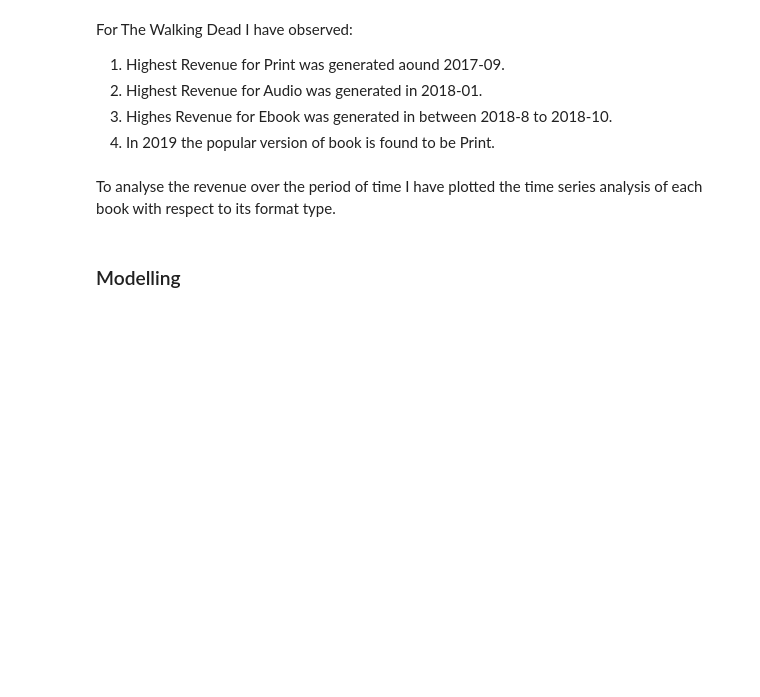
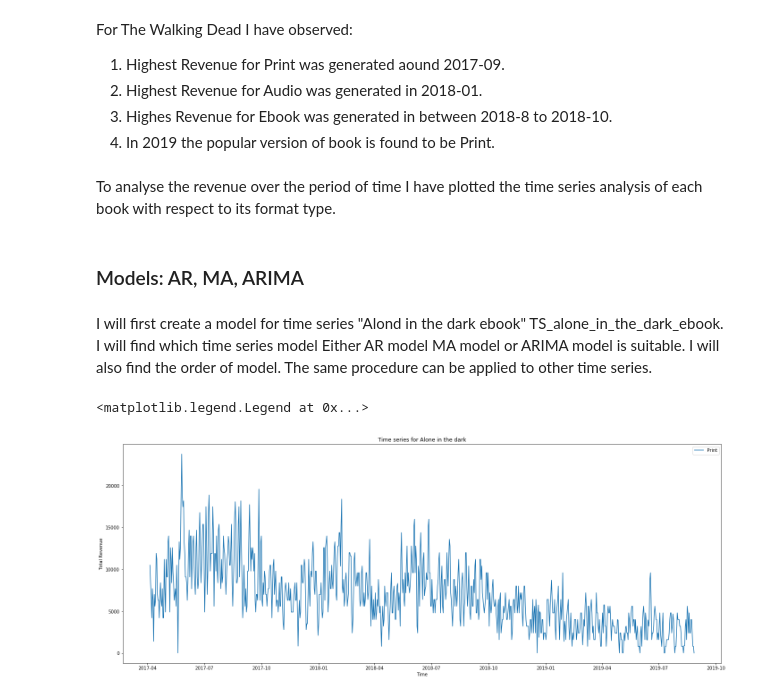
Before and after one commit to saranoor/Data_challenge_Simon_n_Schuster, a Jupyter notebook: Data_Challenge_Simon_n_Schuster.ipynb, the cells around one changed output. Drawn from its saved outputs; the diff is of its cells as text; code cells hidden in the pictures; blank space fills up the shorter version.

Commit message:
Add juputer notebook with model

```diff
--- a/Data_Challenge_Simon_n_Schuster.ipynb
+++ b/Data_Challenge_Simon_n_Schuster.ipynb
@@ -324,6 +267,9 @@ ts_dict = {'TS_alone_in_the_dark_audio':TS_alone_in_the_dark_audio,
        'TS_The_Walking_Dead_ebook': TS_The_Walking_Dead_ebook
       }
 # %%
+fig_size = plt.rcParams["figure.figsize"]
+fig_size[0] = 24
+fig_size[1] = 9
 k=list(ts_dict.keys())
 col=['red', 'green', 'blue','red', 'green', 'blue']
 fig,axs = plt.subplots(6,1)
@@ -395,5 +341,7 @@ For The Walking Dead I have observed:
 # %% [markdown]
 To analyse the revenue over the period of time I have plotted the time series analysis of each book with respect to its format
 type.
-# %% [markdown]
-### Modelling
+# %% [markdown]
+### Models: AR, MA, ARIMA
+# %% [markdown]
+I will first create a model for time series "Alond in the dark ebook"  TS_alone_in_the_dark_ebook. I will find which time series model Either AR model MA model or ARIMA model is suitable. I will also find the order of model. The same procedure can be applied to other time series.
@@ -399,0 +356,14 @@ type.
+# %%
+#TS_alone_in_the_dark_print['totalrevenue'].values
+fig_size = plt.rcParams["figure.figsize"]
+fig_size[0] = 24
+fig_size[1] = 9
+plt.rcParams["figure.figsize"] = fig_size
+plt.plot(TS_alone_in_the_dark_ebook['todate'],TS_alone_in_the_dark_ebook['totalrevenue'], label='Print')
+plt.xlabel('Time')
+plt.title('Time series for Alone in the dark')
+plt.ylabel('Total Revenue')
+plt.legend()
+# %% [output]
+<matplotlib.legend.Legend at 0x...>
+[figure, added]
```
Also changed, not shown: parts of 34 cells of this notebook.
